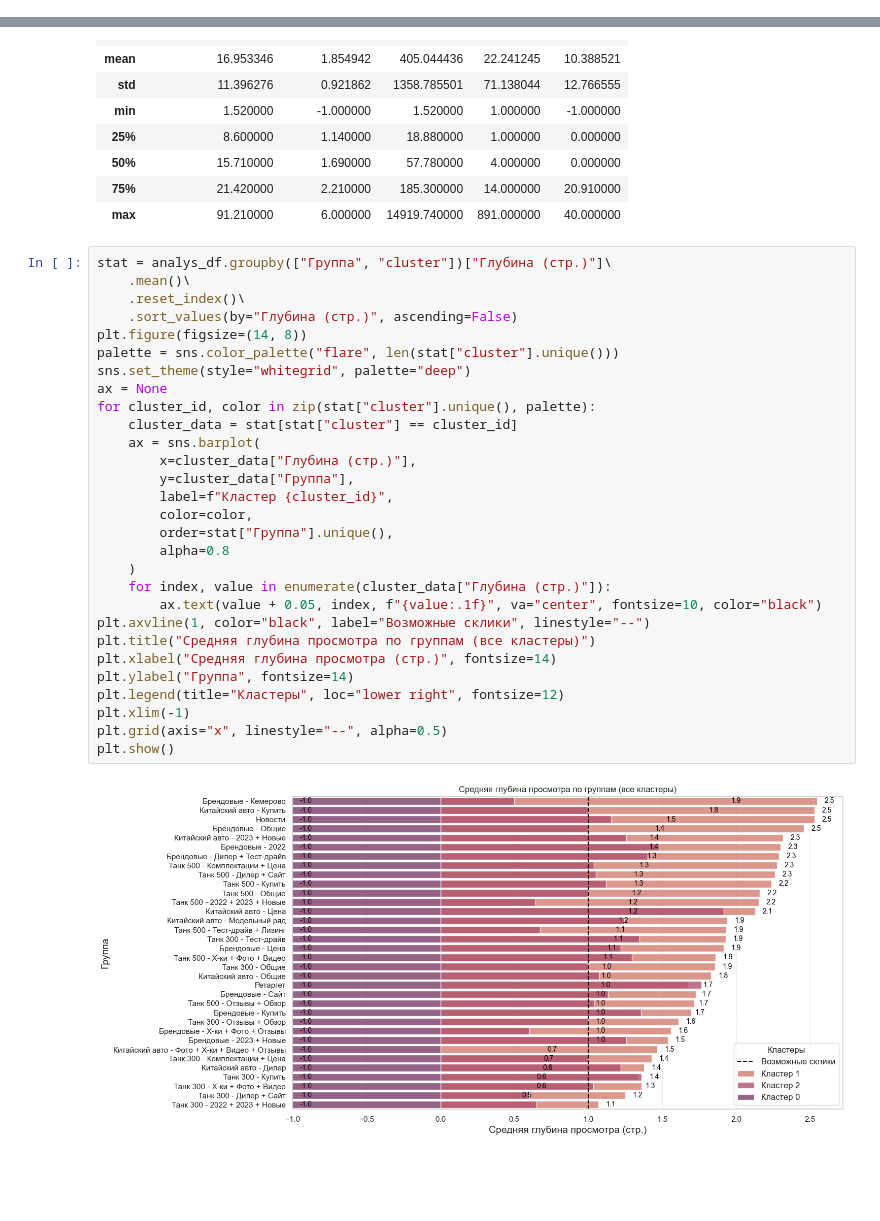
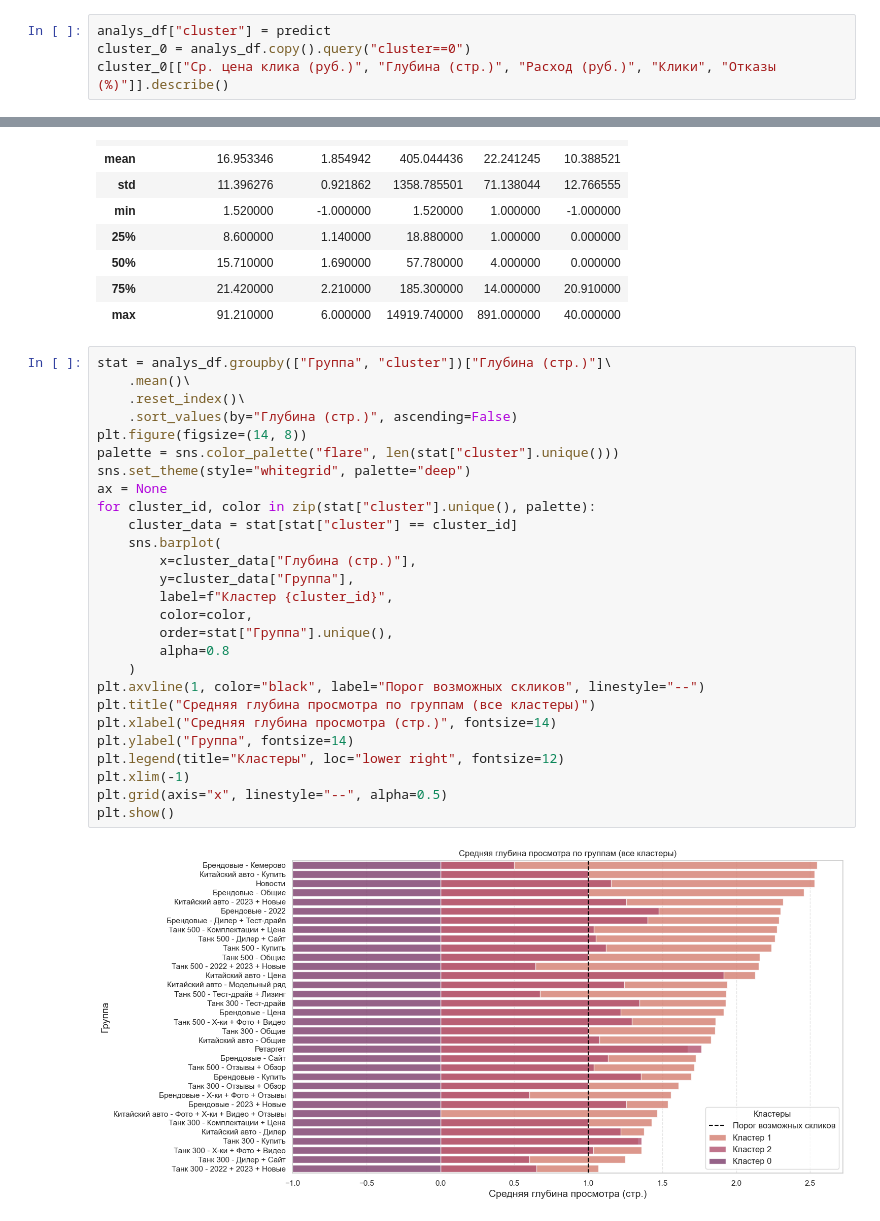
Before and after one commit to neZorinEgor/AdsAnalyzer, a Jupyter notebook: analys/main.ipynb, the cells around one changed output, grey strips where cells are left out. Cells and saved outputs as stored; diff of their text form; blank space fills up the shorter version.

```diff
--- a/analys/main.ipynb
+++ b/analys/main.ipynb
@@ -193,3 +196,7 @@ sr.head()
 | 0 | 0 | 673 |
 | 1 | 1 | 257 |
 | 2 | 2 | 168 |
+# %%
+analys_df["cluster"] = predict
+cluster_0 = analys_df.copy().query("cluster==0")
+cluster_0[["Ср. цена клика (руб.)", "Глубина (стр.)", "Расход (руб.)", "Клики", "Отказы (%)"]].describe()
@@ -210,31 +227,29 @@ cluster_1[["Ср. цена клика (руб.)", "Глубина (стр.)", "
 # %%
 stat = analys_df.groupby(["Группа", "cluster"])["Глубина (стр.)"]\
     .mean()\
     .reset_index()\
     .sort_values(by="Глубина (стр.)", ascending=False)
 plt.figure(figsize=(14, 8))
 palette = sns.color_palette("flare", len(stat["cluster"].unique()))
 sns.set_theme(style="whitegrid", palette="deep")
 ax = None
 for cluster_id, color in zip(stat["cluster"].unique(), palette):
     cluster_data = stat[stat["cluster"] == cluster_id]
-    ax = sns.barplot(
+    sns.barplot(
         x=cluster_data["Глубина (стр.)"],
         y=cluster_data["Группа"],
         label=f"Кластер {cluster_id}",
         color=color,
         order=stat["Группа"].unique(),
         alpha=0.8
     )
-    for index, value in enumerate(cluster_data["Глубина (стр.)"]):
-        ax.text(value + 0.05, index, f"{value:.1f}", va="center", fontsize=10, color="black")
-plt.axvline(1, color="black", label="Возможные склики", linestyle="--")
+plt.axvline(1, color="black", label="Порог возможных скликов", linestyle="--")
 plt.title("Средняя глубина просмотра по группам (все кластеры)")
 plt.xlabel("Средняя глубина просмотра (стр.)", fontsize=14)
 plt.ylabel("Группа", fontsize=14)
 plt.legend(title="Кластеры", loc="lower right", fontsize=12)
 plt.xlim(-1)
 plt.grid(axis="x", linestyle="--", alpha=0.5)
 plt.show()
 # %% [output]
-[figure, old version]
+[figure, new version]
```
Also changed, not shown: parts of 2 cells of this notebook.
